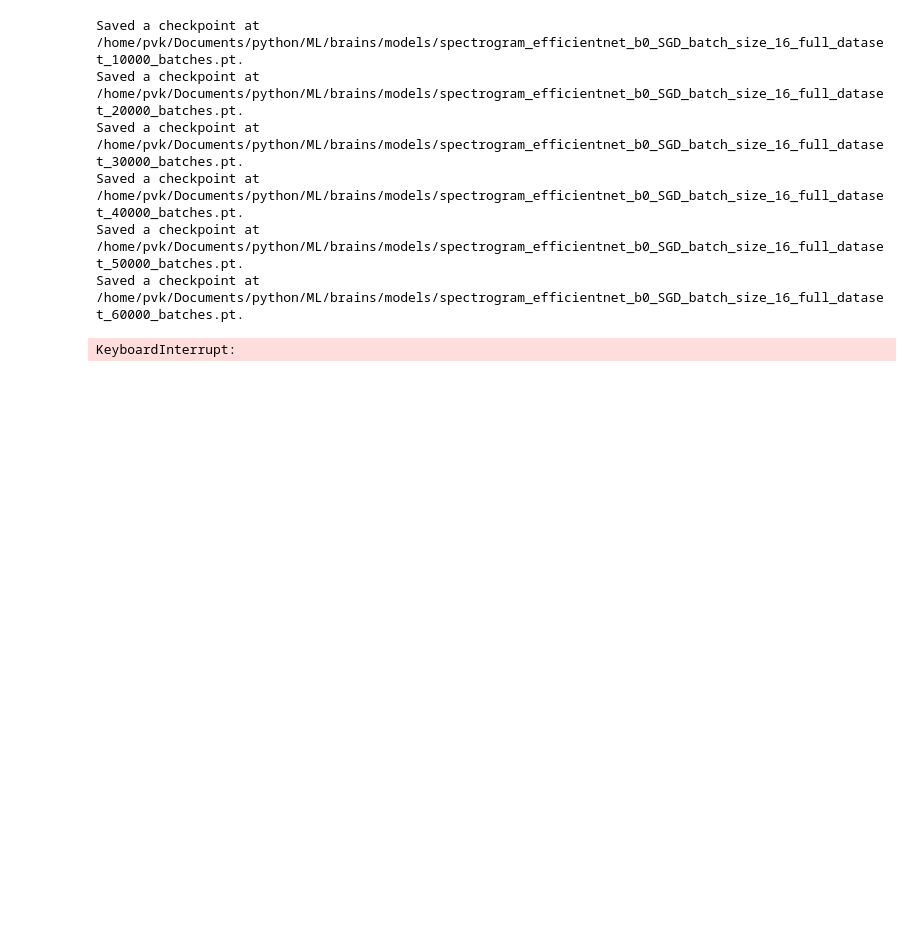
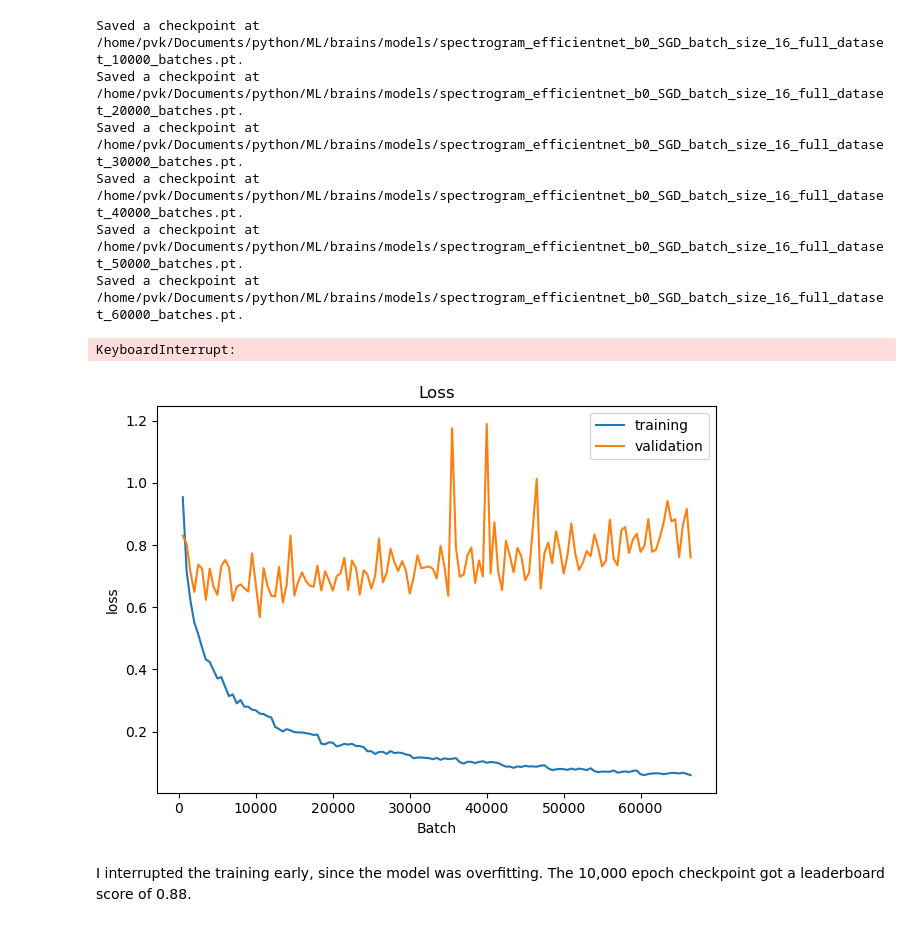
Before and after one commit to allispaul/brains, a Jupyter notebook: small-dataset.ipynb, the cells around one changed output. Cells and saved outputs as stored; diff of their text form; code cells hidden in the pictures; blank space fills up the shorter version.

```diff
--- a/small-dataset.ipynb
+++ b/small-dataset.ipynb
@@ -487,3 +487,9 @@ Saved a checkpoint at /home/pvk/Documents/python/ML/brains/models/spectrogram_ef
 Saved a checkpoint at /home/pvk/Documents/python/ML/brains/models/spectrogram_efficientnet_b0_SGD_batch_size_16_full_dataset_50000_batches.pt.
 Saved a checkpoint at /home/pvk/Documents/python/ML/brains/models/spectrogram_efficientnet_b0_SGD_batch_size_16_full_dataset_60000_batches.pt.
 KeyboardInterrupt:
+# %%
+trainer.plot_metrics()
+# %% [output]
+[figure, added]
+# %% [markdown]
+I interrupted the training early, since the model was overfitting. The 10,000 epoch checkpoint got a leaderboard score of 0.88.
```
